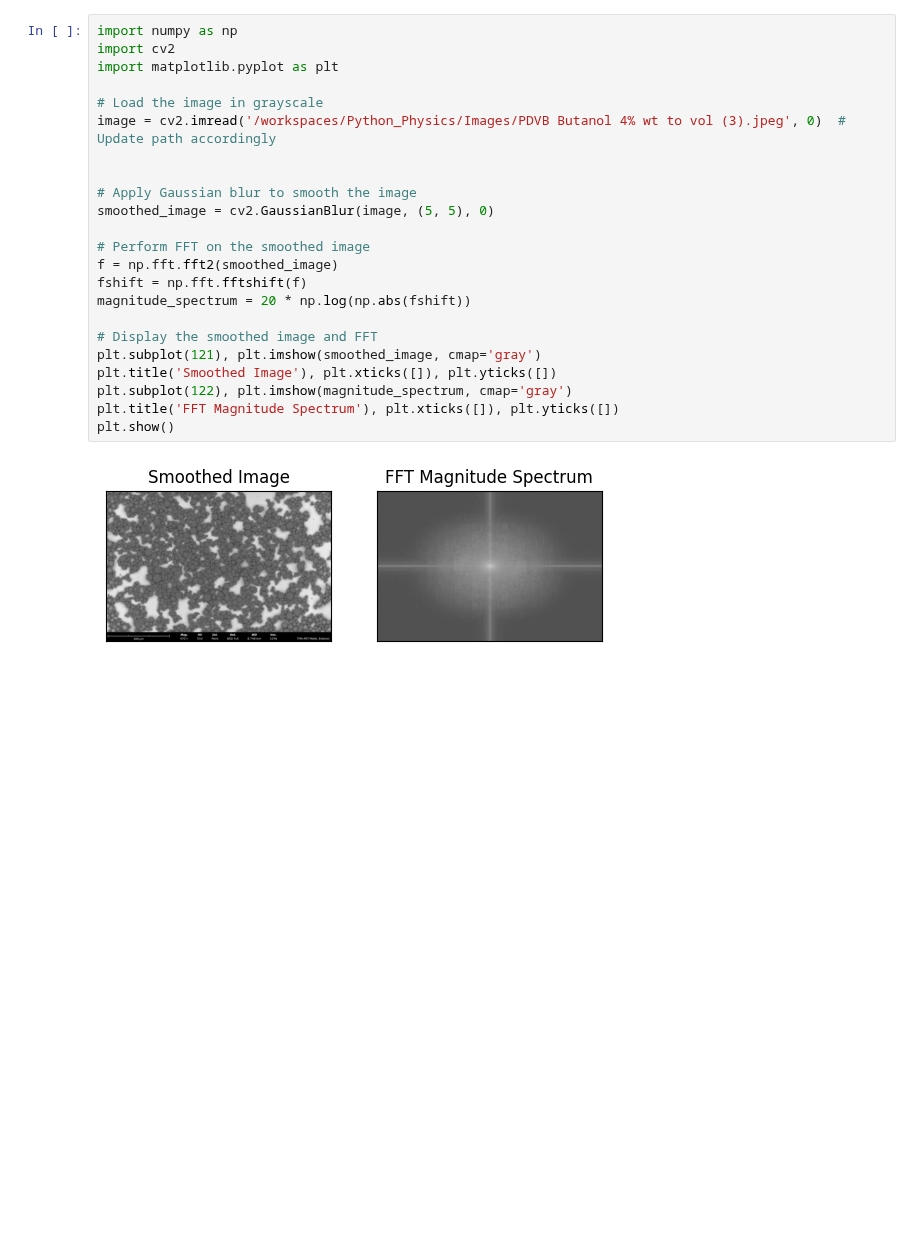
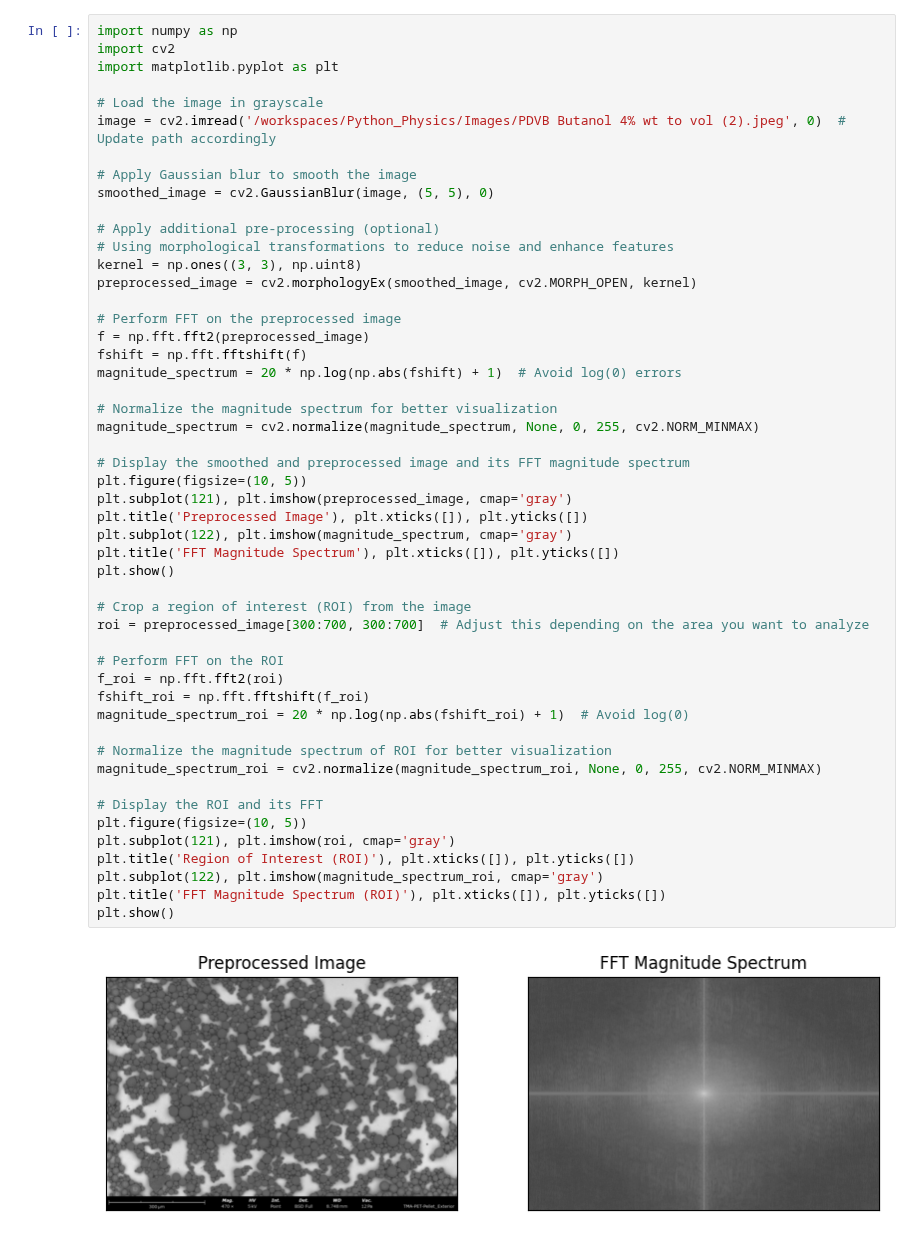
Before and after one commit to lemontang3/Python_Physics, a Jupyter notebook: FFT.ipynb, the cells around one changed output. Cells and saved outputs as stored; diff of their text form; blank space fills up the shorter version.

```diff
--- a/FFT.ipynb
+++ b/FFT.ipynb
@@ -1,25 +1,52 @@
 # %%
 import numpy as np
 import cv2
 import matplotlib.pyplot as plt
 
 # Load the image in grayscale
-image = cv2.imread('/workspaces/Python_Physics/Images/PDVB Butanol 4% wt to vol (3).jpeg', 0)  # Update path accordingly
-
+image = cv2.imread('/workspaces/Python_Physics/Images/PDVB Butanol 4% wt to vol (2).jpeg', 0)  # Update path accordingly
 
 # Apply Gaussian blur to smooth the image
 smoothed_image = cv2.GaussianBlur(image, (5, 5), 0)
 
-# Perform FFT on the smoothed image
-f = np.fft.fft2(smoothed_image)
+# Apply additional pre-processing (optional)
+# Using morphological transformations to reduce noise and enhance features
+kernel = np.ones((3, 3), np.uint8)
+preprocessed_image = cv2.morphologyEx(smoothed_image, cv2.MORPH_OPEN, kernel)
+
+# Perform FFT on the preprocessed image
+f = np.fft.fft2(preprocessed_image)
 fshift = np.fft.fftshift(f)
-magnitude_spectrum = 20 * np.log(np.abs(fshift))
+magnitude_spectrum = 20 * np.log(np.abs(fshift) + 1)  # Avoid log(0) errors
 
-# Display the smoothed image and FFT
-plt.subplot(121), plt.imshow(smoothed_image, cmap='gray')
-plt.title('Smoothed Image'), plt.xticks([]), plt.yticks([])
+# Normalize the magnitude spectrum for better visualization
+magnitude_spectrum = cv2.normalize(magnitude_spectrum, None, 0, 255, cv2.NORM_MINMAX)
+
+# Display the smoothed and preprocessed image and its FFT magnitude spectrum
+plt.figure(figsize=(10, 5))
+plt.subplot(121), plt.imshow(preprocessed_image, cmap='gray')
+plt.title('Preprocessed Image'), plt.xticks([]), plt.yticks([])
 plt.subplot(122), plt.imshow(magnitude_spectrum, cmap='gray')
 plt.title('FFT Magnitude Spectrum'), plt.xticks([]), plt.yticks([])
 plt.show()
+
+# Crop a region of interest (ROI) from the image
+roi = preprocessed_image[300:700, 300:700]  # Adjust this depending on the area you want to analyze
+
+# Perform FFT on the ROI
+f_roi = np.fft.fft2(roi)
+fshift_roi = np.fft.fftshift(f_roi)
+magnitude_spectrum_roi = 20 * np.log(np.abs(fshift_roi) + 1)  # Avoid log(0)
+
+# Normalize the magnitude spectrum of ROI for better visualization
+magnitude_spectrum_roi = cv2.normalize(magnitude_spectrum_roi, None, 0, 255, cv2.NORM_MINMAX)
+
+# Display the ROI and its FFT
+plt.figure(figsize=(10, 5))
+plt.subplot(121), plt.imshow(roi, cmap='gray')
+plt.title('Region of Interest (ROI)'), plt.xticks([]), plt.yticks([])
+plt.subplot(122), plt.imshow(magnitude_spectrum_roi, cmap='gray')
+plt.title('FFT Magnitude Spectrum (ROI)'), plt.xticks([]), plt.yticks([])
+plt.show()
 # %% [output]
-[figure, old version]
+[figure, new version]
```
Also changed, not shown: parts of 2 cells of this notebook, 1 other file.
